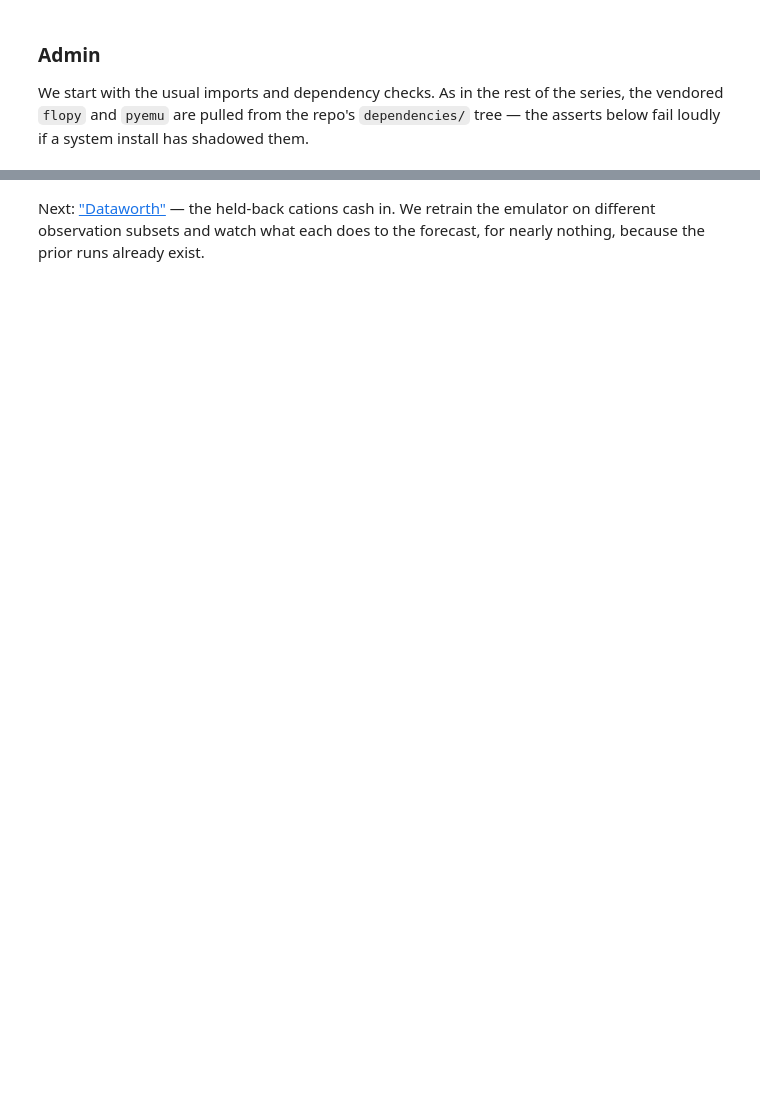
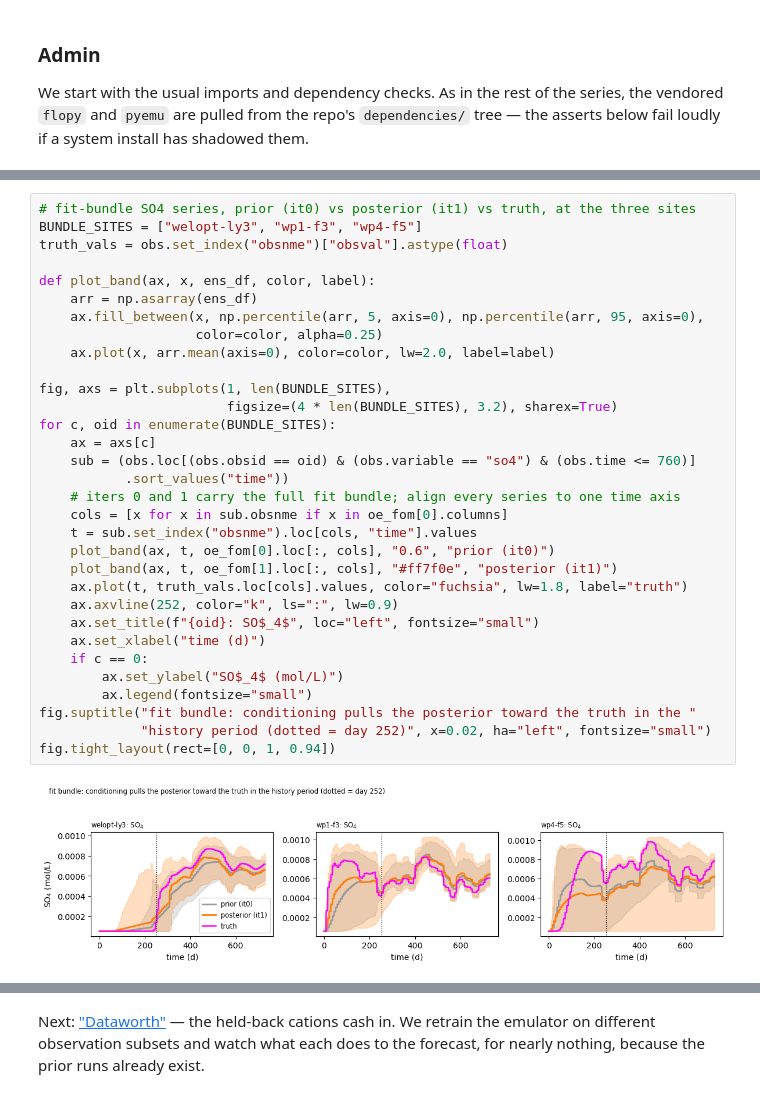
Before and after one commit to rhugman/rtm-tutorial, a Jupyter notebook: tutorials/part1_06_full_model_check/dizon_full_model_check.ipynb, the cells around one changed output, grey strips where cells are left out. Drawn from its saved outputs; the diff is of its cells as text; blank space fills up the shorter version.

```diff
--- a/tutorials/part1_06_full_model_check/dizon_full_model_check.ipynb
+++ b/tutorials/part1_06_full_model_check/dizon_full_model_check.ipynb
@@ -248,0 +335,34 @@ And the meta-point, worth repeating because it is the spine of the series: we pa
+# %%
+# fit-bundle SO4 series, prior (it0) vs posterior (it1) vs truth, at the three sites
+BUNDLE_SITES = ["welopt-ly3", "wp1-f3", "wp4-f5"]
+truth_vals = obs.set_index("obsnme")["obsval"].astype(float)
+
+def plot_band(ax, x, ens_df, color, label):
+    arr = np.asarray(ens_df)
+    ax.fill_between(x, np.percentile(arr, 5, axis=0), np.percentile(arr, 95, axis=0),
+                    color=color, alpha=0.25)
+    ax.plot(x, arr.mean(axis=0), color=color, lw=2.0, label=label)
+
+fig, axs = plt.subplots(1, len(BUNDLE_SITES),
+                        figsize=(4 * len(BUNDLE_SITES), 3.2), sharex=True)
+for c, oid in enumerate(BUNDLE_SITES):
+    ax = axs[c]
+    sub = (obs.loc[(obs.obsid == oid) & (obs.variable == "so4") & (obs.time <= 760)]
+           .sort_values("time"))
+    # iters 0 and 1 carry the full fit bundle; align every series to one time axis
+    cols = [x for x in sub.obsnme if x in oe_fom[0].columns]
+    t = sub.set_index("obsnme").loc[cols, "time"].values
+    plot_band(ax, t, oe_fom[0].loc[:, cols], "0.6", "prior (it0)")
+    plot_band(ax, t, oe_fom[1].loc[:, cols], "#ff7f0e", "posterior (it1)")
+    ax.plot(t, truth_vals.loc[cols].values, color="fuchsia", lw=1.8, label="truth")
+    ax.axvline(252, color="k", ls=":", lw=0.9)
+    ax.set_title(f"{oid}: SO$_4$", loc="left", fontsize="small")
+    ax.set_xlabel("time (d)")
+    if c == 0:
+        ax.set_ylabel("SO$_4$ (mol/L)")
+        ax.legend(fontsize="small")
+fig.suptitle("fit bundle: conditioning pulls the posterior toward the truth in the "
+             "history period (dotted = day 252)", x=0.02, ha="left", fontsize="small")
+fig.tight_layout(rect=[0, 0, 1, 0.94])
+# %% [output]
+[figure, added]
```
Also changed, not shown: parts of 49 cells of this notebook, 16 other files.
